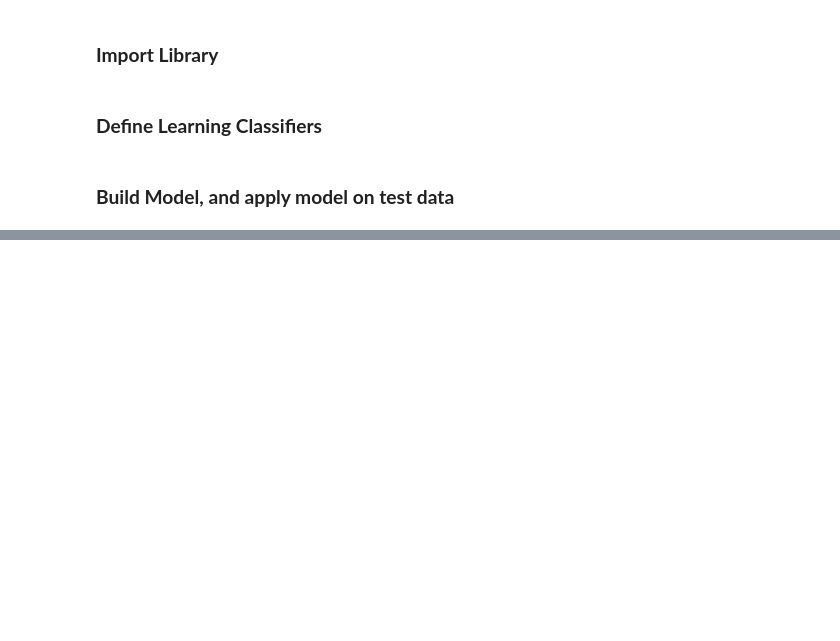
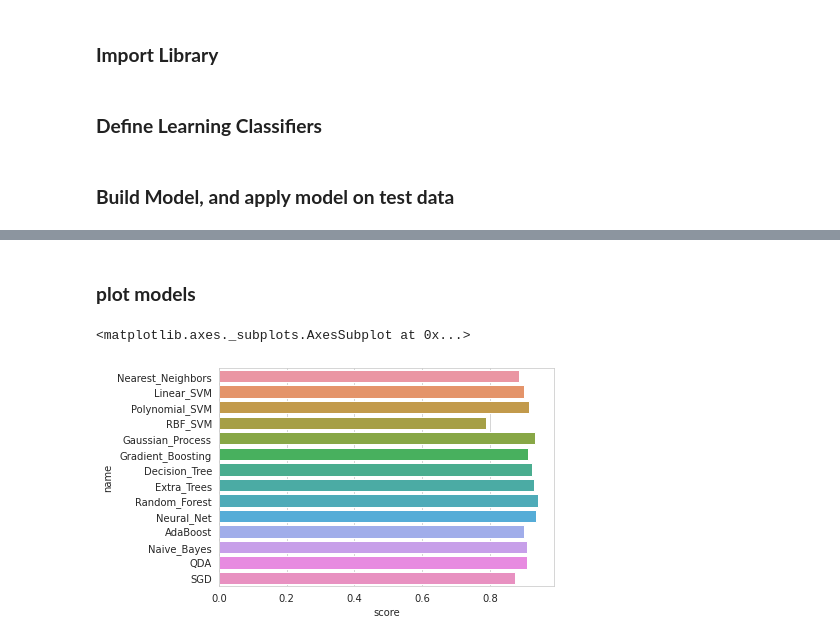
Before and after one commit to DinWaikabu/Machine_Learning, a Jupyter notebook: Comparing_Classifier_Models.ipynb, the cells around one changed output, grey strips where cells are left out. Cells and saved outputs as stored; diff of their text form; code cells hidden in the pictures; blank space fills up the shorter version.

```diff
--- a/Comparing_Classifier_Models.ipynb
+++ b/Comparing_Classifier_Models.ipynb
@@ -119,0 +127,5 @@ scores
+# %%
+df = pd.DataFrame()
+# %%
+df['name'] = names
+df['score'] = scores
@@ -119,0 +150,8 @@ scores
+# %% [markdown]
+### **plot models**
+# %%
+sns.set_style('whitegrid')
+sns.barplot(y='name', x='score', data=df)
+# %% [output]
+<matplotlib.axes._subplots.AxesSubplot at 0x...>
+[figure, added]
```
Also changed, not shown: parts of 6 cells of this notebook.
